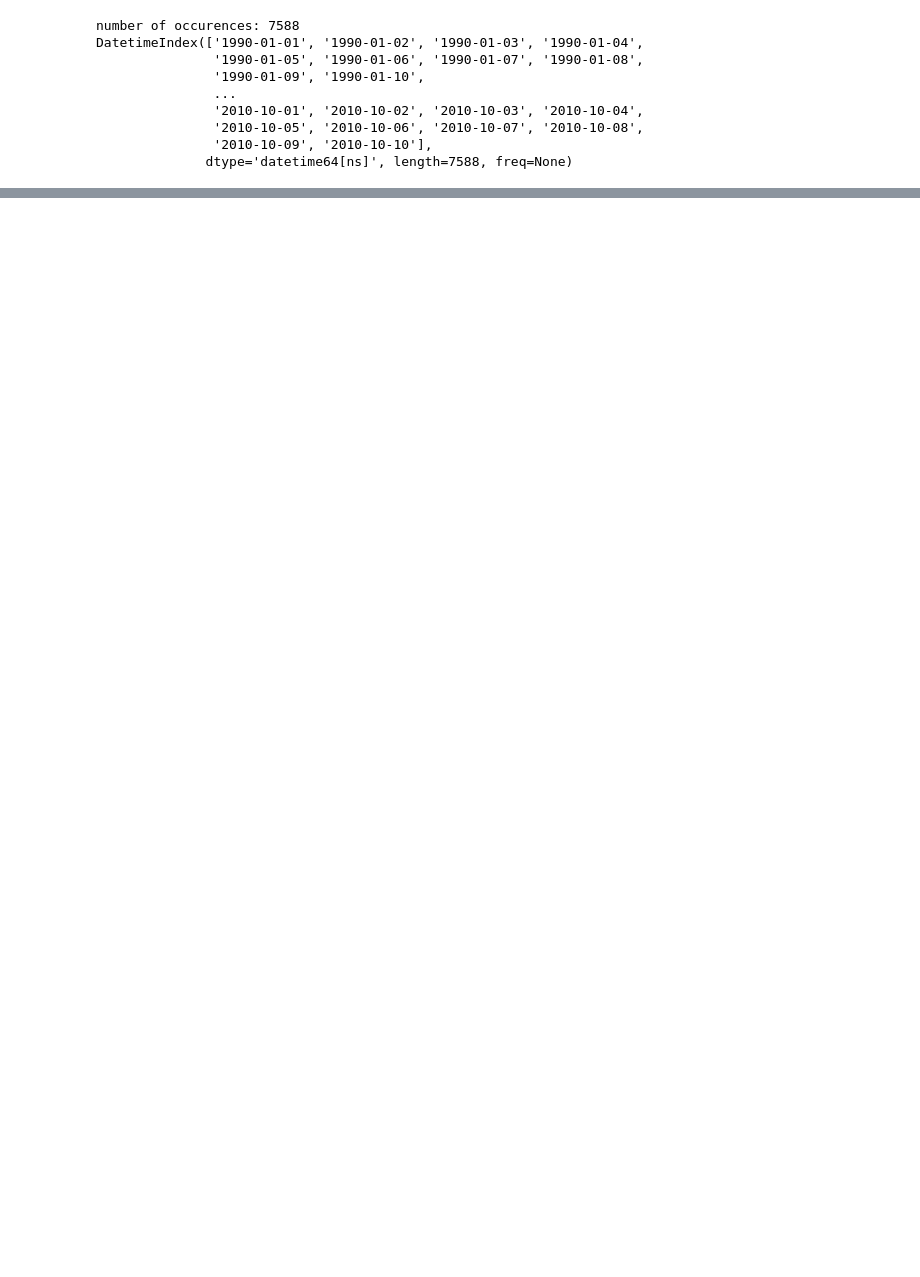
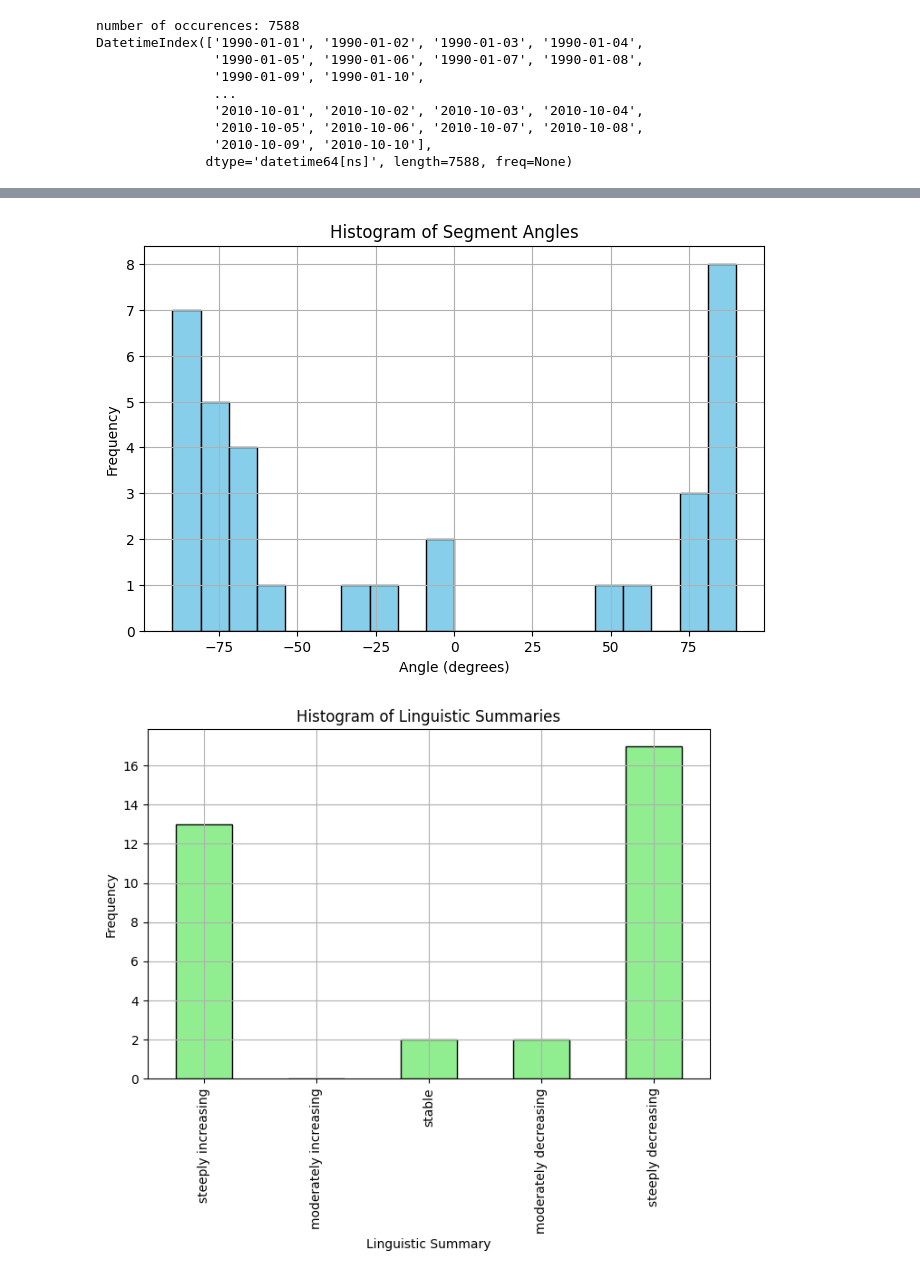
Before and after one commit to CyprienFOURCROY/Linguistic_Summarization_Time_Series, a Jupyter notebook: linguistic_summarization.ipynb, the cells around one changed output, grey strips where cells are left out. Cells and saved outputs as stored; diff of their text form; code cells hidden in the pictures; blank space fills up the shorter version.

```diff
--- a/linguistic_summarization.ipynb
+++ b/linguistic_summarization.ipynb
@@ -75,0 +45,33 @@ Segment 5: X[7093:7587]  angle=0.003
+# %%
+import numpy as np
+
+def get_normalized_visual_angles(X, Y, angles_deg, X_ranges):
+    """
+    Compute the apparent (visual) angles of the linear segments as they appear on a graph,
+    by normalizing Δx and Δy to the axis ranges.
+
+    This corresponds to:
+        θ = arctan( (Δy / y_range) / (Δx / x_range) ) * 180 / π
+    """
+
+    x_range = X.max() - X.min()
+    y_range = Y.max() - Y.min()
+    visual_angles = []
+
+    for angle_deg, (start, end) in zip(angles_deg, X_ranges):
+
+        slope = np.tan(np.radians(angle_deg))
+        x0, x1 = X[start], X[end]
+        y0 = Y[start]
+        y1 = y0 + slope * (x1 - x0)
+
+        delta_x = (x1 - x0) / x_range
+        delta_y = (y1 - y0) / y_range
+
+        slope_vis = delta_y / delta_x
+        angle_vis_deg = np.degrees(np.arctan(slope_vis))
+        visual_angles.append(angle_vis_deg)
+
+    return visual_angles
+# %%
+graph_angles = get_normalized_visual_angles(X, Y, alphas, X_ranges)
@@ -75,0 +343,6 @@ Segment 5: X[7093:7587]  angle=0.003
+# %%
+plot_histogram_of_angles(graph_angles)
+plot_histograms_of_linguistic_summaries(graph_angles)
+# %% [output]
+[figure, added]
+[figure, added]
```
Also changed, not shown: parts of 11 cells of this notebook, 1 other file.
